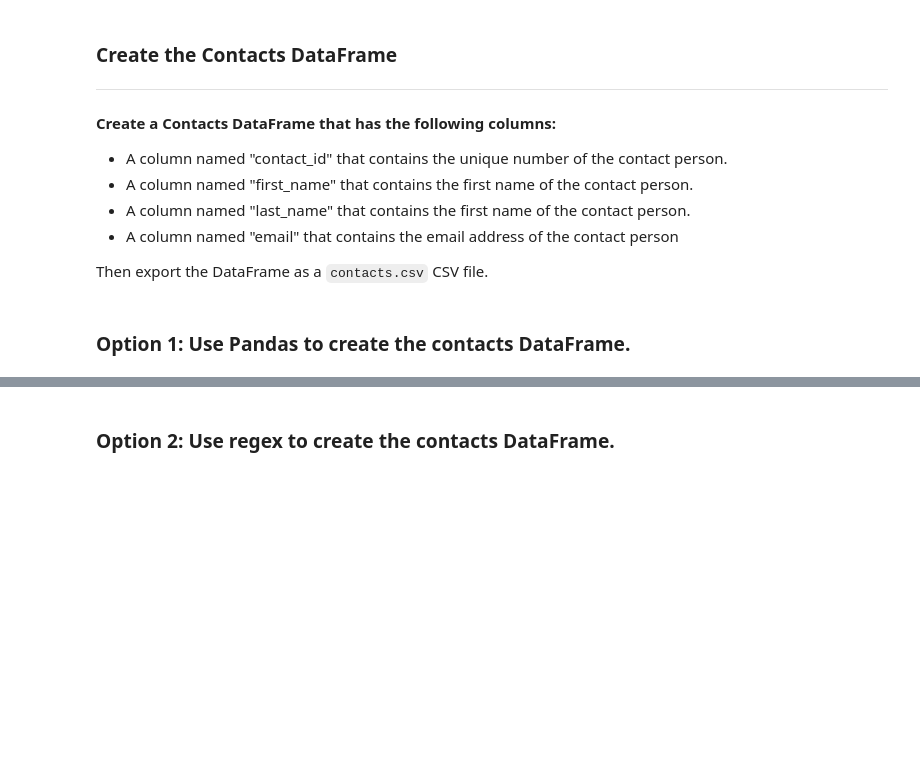
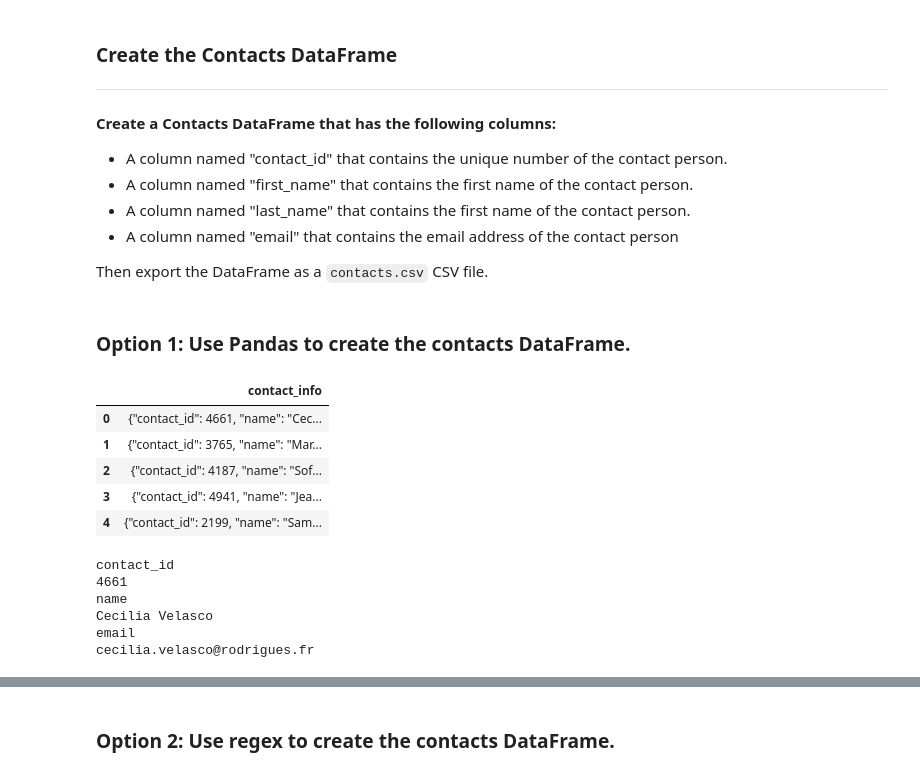
Before and after one commit to amydst/Crowdfunding_ETL, a Jupyter notebook: ETL_Mini_Project_ADosSantos.ipynb, the cells around one changed output, grey strips where cells are left out. Saved outputs shown, nothing was run; the diff lists cells and outputs as text; code cells hidden in the pictures; blank space fills up the shorter version.

```diff
--- a/ETL_Mini_Project_ADosSantos.ipynb
+++ b/ETL_Mini_Project_ADosSantos.ipynb
@@ -366,0 +359,25 @@ print(dict_values)
+# %%
+contact_info_df.head()
+# %% [output]
+|  | contact_info |
+| 0 | {"contact_id": 4661, "name": "Cec... |
+| 1 | {"contact_id": 3765, "name": "Mar... |
+| 2 | {"contact_id": 4187, "name": "Sof... |
+| 3 | {"contact_id": 4941, "name": "Jea... |
+| 4 | {"contact_id": 2199, "name": "Sam... |
+# %%
+# Test extracting the key and values from the first using json.loads().
+import json
+first_row = contact_info_df.iloc[0][0]
+# Convert the data to a Python dictionary.
+converted_data = json.loads(first_row)
+for k, v in converted_data.items():
+    print(k)
+    print(v)
+# %% [output]
+contact_id
+4661
+name
+Cecilia Velasco
+email
+cecilia.velasco@rodrigues.fr
```
Also changed, not shown: parts of 9 cells of this notebook.
